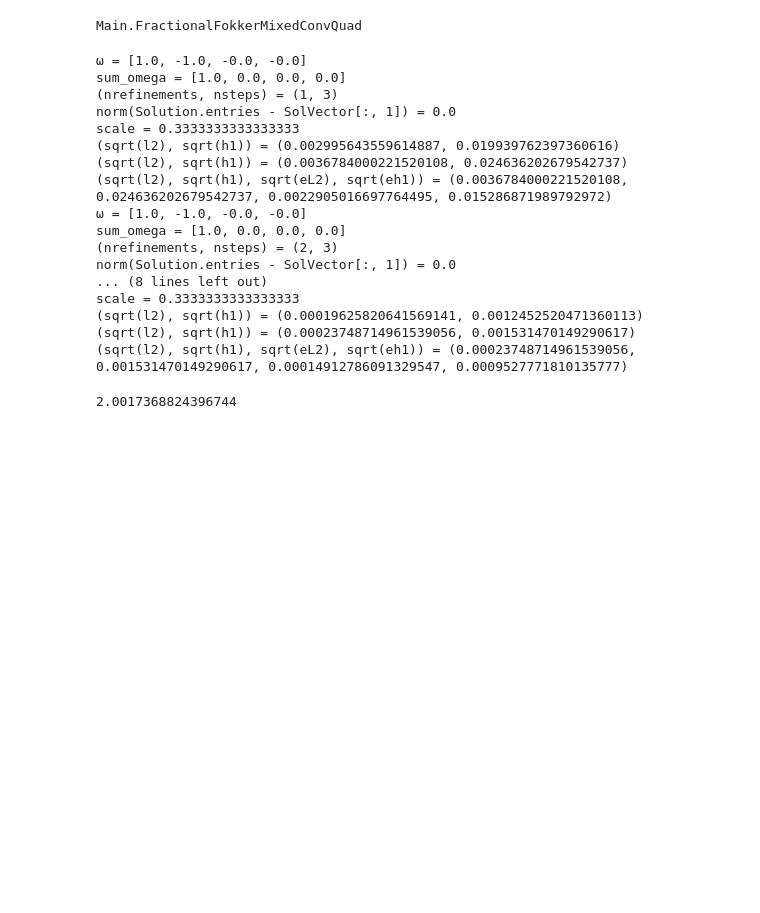
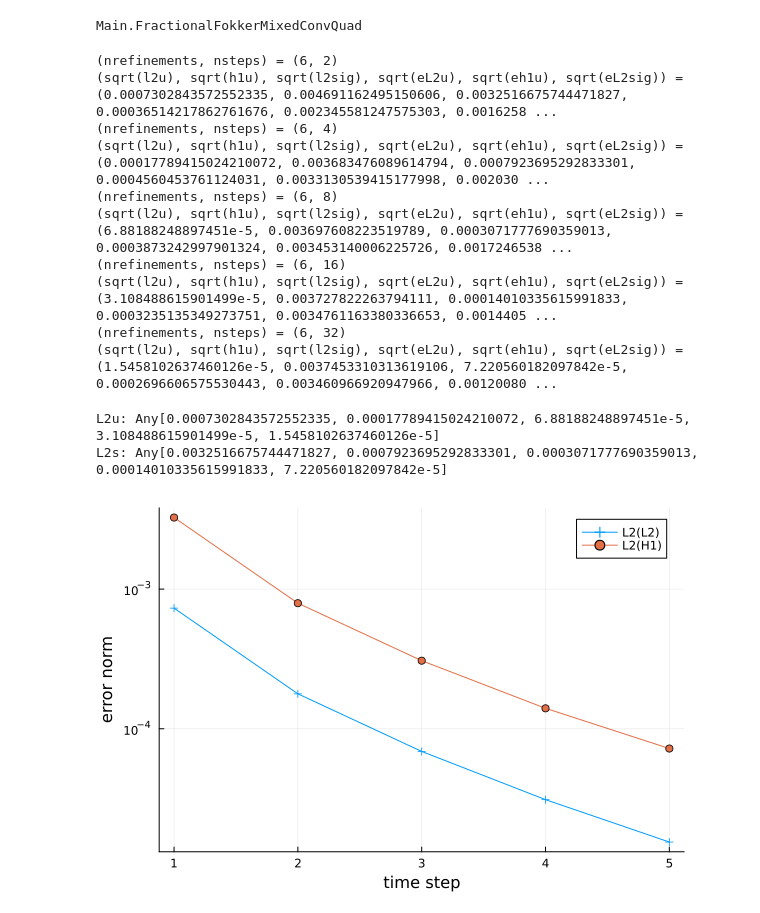
Before and after one commit to naveedwias/julia_codespace_template, a Jupyter notebook: my_examples/FractionalFokkerPlankConvQuadFEM.ipynb, the cells around one changed output. Saved outputs shown, nothing was run; the diff lists cells and outputs as text; code cells hidden in the pictures; blank space fills up the shorter version.

Commit message:
FractionalFokkerPlankConvQuadFEM: updated using convolutional quadrature

```diff
--- a/my_examples/FractionalFokkerPlankConvQuadFEM.ipynb
+++ b/my_examples/FractionalFokkerPlankConvQuadFEM.ipynb
@@ -278,32 +265,40 @@ end
 WARNING: replacing module FractionalFokkerMixedConvQuad.
 Main.FractionalFokkerMixedConvQuad
 # %%
-ns = [1 2 3]
-eL2=[]; eH1=[];
+ns = [2 4 8 16 32]
+eL2u=[]; eH1u=[]; eL2S=[];
+α = 0.3
+t = α
 for n in ns
-    el2, eh1 = Main.FractionalFokkerMixedConvQuad.main(nrefinements=n, nsteps=3, α=1.0, tpower=1)
-    push!(eL2, el2)
-    push!(eH1, eh1)
+    el2u, eh1u, el2s =
+        Main.FractionalFokkerMixedConvQuad.main(
+            nrefinements=6, nsteps=n, α=α, tpower=t, order=2)
+    push!(eL2u, el2u)
+    push!(eH1u, eh1u)
+    push!(eL2S, el2s)
 end
 # %% [output]
-ω = [1.0, -1.0, -0.0, -0.0]
-sum_omega = [1.0, 0.0, 0.0, 0.0]
-(nrefinements, nsteps) = (1, 3)
-norm(Solution.entries - SolVector[:, 1]) = 0.0
-scale = 0.3333333333333333
-(sqrt(l2), sqrt(h1)) = (0.002995643559614887, 0.019939762397360616)
-(sqrt(l2), sqrt(h1)) = (0.0036784000221520108, 0.024636202679542737)
-(sqrt(l2), sqrt(h1), sqrt(eL2), sqrt(eh1)) = (0.0036784000221520108, 0.024636202679542737, 0.0022905016697764495, 0.015286871989792972)
-ω = [1.0, -1.0, -0.0, -0.0]
-sum_omega = [1.0, 0.0, 0.0, 0.0]
-(nrefinements, nsteps) = (2, 3)
-norm(Solution.entries - SolVector[:, 1]) = 0.0
-... (8 lines left out)
-scale = 0.3333333333333333
-(sqrt(l2), sqrt(h1)) = (0.00019625820641569141, 0.0012452520471360113)
-(sqrt(l2), sqrt(h1)) = (0.00023748714961539056, 0.001531470149290617)
-(sqrt(l2), sqrt(h1), sqrt(eL2), sqrt(eh1)) = (0.00023748714961539056, 0.001531470149290617, 0.00014912786091329547, 0.0009527771810135777)
+(nrefinements, nsteps) = (6, 2)
+(sqrt(l2u), sqrt(h1u), sqrt(l2sig), sqrt(eL2u), sqrt(eh1u), sqrt(eL2sig)) = (0.0007302843572552335, 0.004691162495150606, 0.0032516675744471827, 0.00036514217862761676, 0.002345581247575303, 0.0016258 ...
+(nrefinements, nsteps) = (6, 4)
+(sqrt(l2u), sqrt(h1u), sqrt(l2sig), sqrt(eL2u), sqrt(eh1u), sqrt(eL2sig)) = (0.00017789415024210072, 0.003683476089614794, 0.0007923695292833301, 0.0004560453761124031, 0.0033130539415177998, 0.002030 ...
+(nrefinements, nsteps) = (6, 8)
+(sqrt(l2u), sqrt(h1u), sqrt(l2sig), sqrt(eL2u), sqrt(eh1u), sqrt(eL2sig)) = (6.88188248897451e-5, 0.003697608223519789, 0.0003071777690359013, 0.0003873242997901324, 0.003453140006225726, 0.0017246538 ...
+(nrefinements, nsteps) = (6, 16)
+(sqrt(l2u), sqrt(h1u), sqrt(l2sig), sqrt(eL2u), sqrt(eh1u), sqrt(eL2sig)) = (3.108488615901499e-5, 0.003727822263794111, 0.00014010335615991833, 0.0003235135349273751, 0.0034761163380336653, 0.0014405 ...
+(nrefinements, nsteps) = (6, 32)
+(sqrt(l2u), sqrt(h1u), sqrt(l2sig), sqrt(eL2u), sqrt(eh1u), sqrt(eL2sig)) = (1.5458102637460126e-5, 0.0037453310313619106, 7.220560182097842e-5, 0.0002696606575530443, 0.003460966920947966, 0.00120080 ...
-# %%
-log2(0.0073623182795670645/0.0018383650015769742)
-# %% [output]
-2.0017368824396744
+# %%
+using Plots
+println("L2u: ", eL2u)
+println("L2s: ", eL2S)
+taus = [ 1, 2, 3, 4, 5]
+plot(taus,[eL2u eL2S],
+    yaxis=:log10,
+    label=["L2(L2)" "L2(H1)" "L2(L2)"],
+    shape=:auto,
+    xlabel="time step",ylabel="error norm")
+# %% [output]
+L2u: Any[0.0007302843572552335, 0.00017789415024210072, 6.88188248897451e-5, 3.108488615901499e-5, 1.5458102637460126e-5]
+L2s: Any[0.0032516675744471827, 0.0007923695292833301, 0.0003071777690359013, 0.00014010335615991833, 7.220560182097842e-5]
+[figure, added]
```
Also changed, not shown: parts of 2 cells of this notebook.
